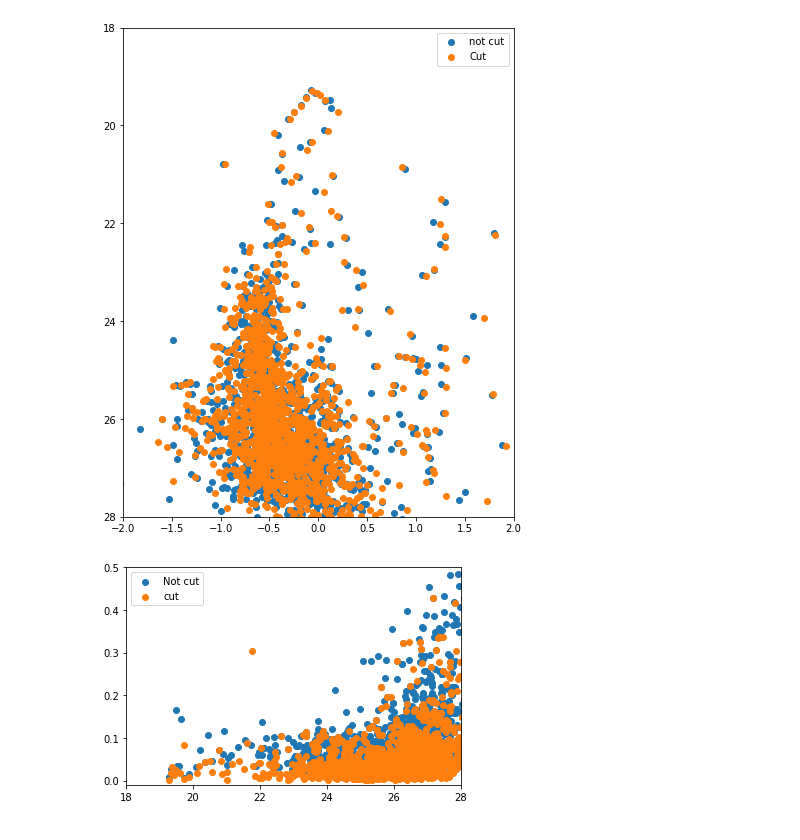
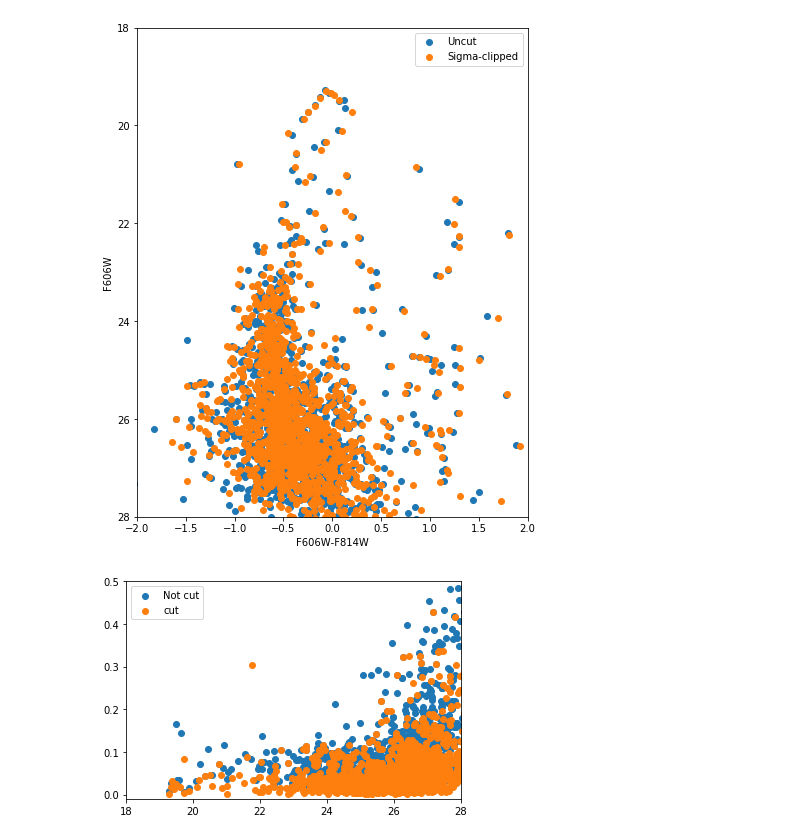
Before and after one commit to hrichstein/treasuryPipeline, a Jupyter notebook: hor1dir3103/noCutCR.ipynb, the cells around one changed output. Cells and saved outputs as stored; diff of their text form; code cells hidden in the pictures.

```diff
--- a/hor1dir3103/noCutCR.ipynb
+++ b/hor1dir3103/noCutCR.ipynb
@@ -10,16 +10,18 @@ f814w_cut = np.genfromtxt('../hor1dir1803/dir2503/HOR-I-cut-std_pix_matched_F814
 # %%
 fig,ax = plt.subplots(figsize=(7,9))
 
-ax.scatter(f606w['mean']-f814w['mean'],f606w['mean'],label='not cut')
-ax.scatter(f606w_cut['mean']-f814w_cut['mean'],f606w_cut['mean'],label='Cut')
+ax.scatter(f606w['mean']-f814w['mean'],f606w['mean'],label='Uncut')
+ax.scatter(f606w_cut['mean']-f814w_cut['mean'],f606w_cut['mean'],label='Sigma-clipped')
 
 ax.set_xlim(-2,2)
 ax.set_ylim(28,18)
+ax.set_ylabel('F606W')
+ax.set_xlabel('F606W-F814W')
 ax.legend()
 
 plt.show()
 # %% [output]
-[figure, old version]
+[figure, new version]
 # %%
 fig,ax = plt.subplots()
 
```
Also changed, not shown: 9 other files.
